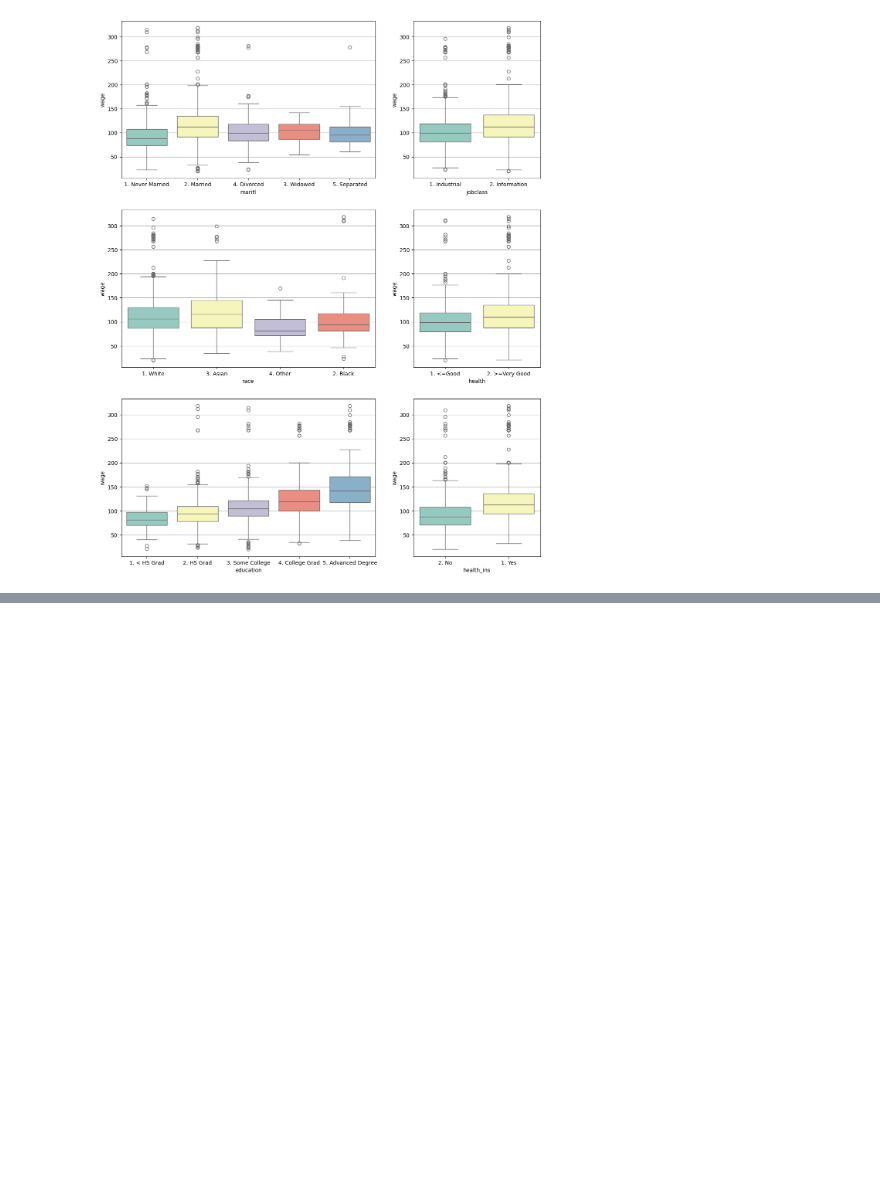
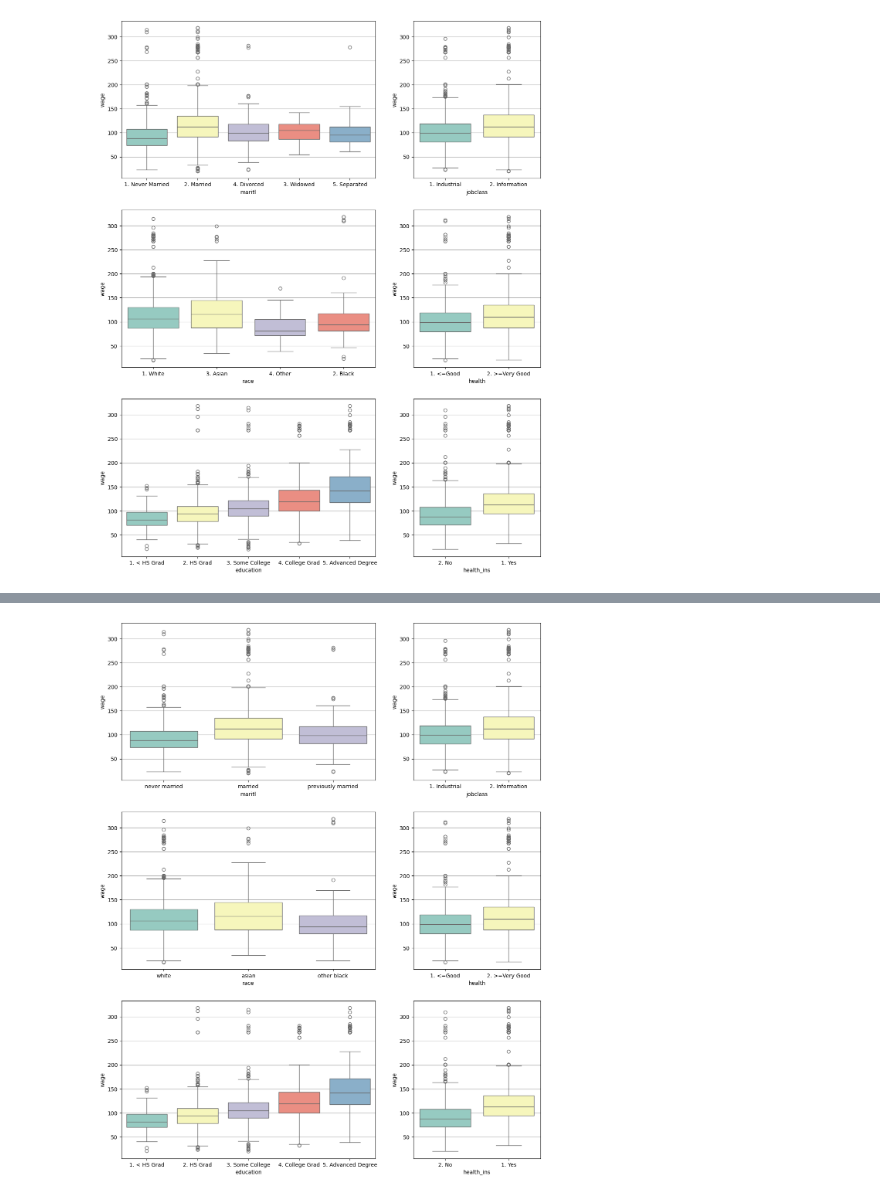
Before and after one commit to deusdevok/ISLP_Python, a Jupyter notebook: Chapter 7/Exercise7.ipynb, the cells around one changed output, grey strips where cells are left out. Saved outputs shown, nothing was run; the diff lists cells and outputs as text; code cells hidden in the pictures; blank space fills up the shorter version.

```diff
--- a/Chapter 7/Exercise7.ipynb
+++ b/Chapter 7/Exercise7.ipynb
@@ -18,7 +27,7 @@ wage.head()
 | 3 | 2003 | 43 | 2. Married | 3. Asian | 4. College Grad | 2. Middle Atlantic | 2. Information | 2. >=Very Good | 1. Yes | 5.041393 | ... |
 | 4 | 2005 | 50 | 4. Divorced | 1. White | 2. HS Grad | 2. Middle Atlantic | 2. Information | 1. <=Good | 1. Yes | 4.318063 | ... |
 # %%
-y = wage['wage']
+y = wage.pop('wage')
 # %%
 # Region has only one category. Discard it.
 cat_columns = ['maritl', 'race', 'education', 'jobclass', 'health', 'health_ins']
@@ -47,0 +74,16 @@ fig.subplots_adjust(hspace=.2)
+# %%
+combined_wage = wage.copy()
+combined_wage['maritl'] = combined_wage['maritl'].map({
+    '2. Married': 'married',
+    '1. Never Married': 'never married',
+    '4. Divorced': 'previously married',
+    '5. Separated': 'previously married',
+    '3. Widowed': 'previously married'
+})
+combined_wage['race'] = combined_wage['race'].map({
+    '1. White': 'white',
+    '2. Black': 'other black',
+    '3. Asian': 'asian',
+    '4. Other': 'other black'
+})
+combined_wage.head()
@@ -47,0 +97,13 @@ fig.subplots_adjust(hspace=.2)
+# %%
+plt.rcParams['axes.grid'] = True
+
+fig, axes = plt.subplots(3,2, figsize = (14,18), width_ratios=[2,1])
+sns.boxplot(x="maritl", y=y, data=combined_wage, palette="Set3", ax=axes[0,0])
+sns.boxplot(x="race", y=y, data=combined_wage, palette="Set3", ax=axes[1,0])
+sns.boxplot(x="education", y=y, data=combined_wage, palette="Set3", ax=axes[2,0])
+sns.boxplot(x="jobclass", y=y, data=combined_wage, palette="Set3", ax=axes[0,1])
+sns.boxplot(x="health", y=y, data=combined_wage, palette="Set3", ax=axes[1,1])
+sns.boxplot(x="health_ins", y=y, data=combined_wage, palette="Set3", ax=axes[2,1])
+fig.subplots_adjust(hspace=.2)
+# %% [output]
+[figure, added]
```
Also changed, not shown: parts of 7 cells of this notebook, 1 other file.
